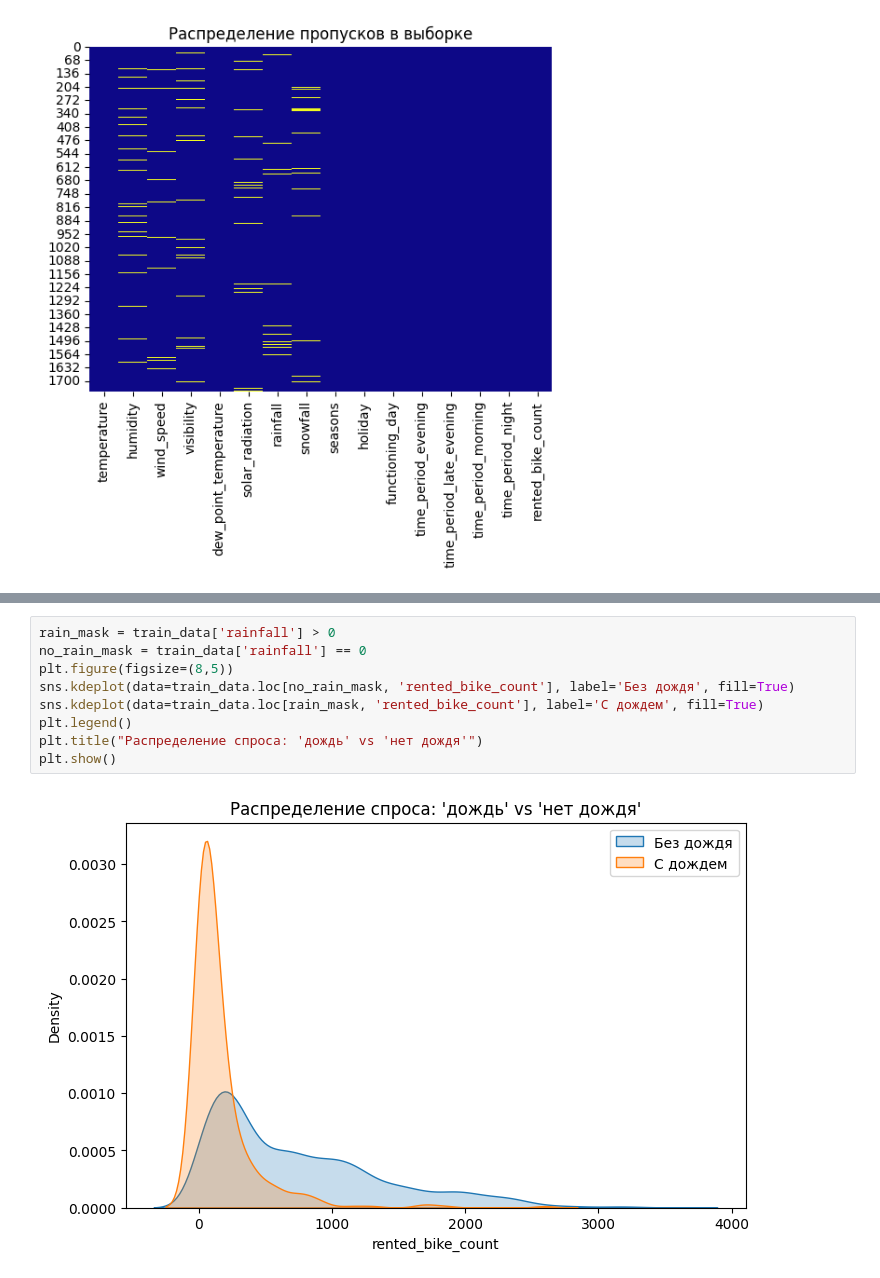
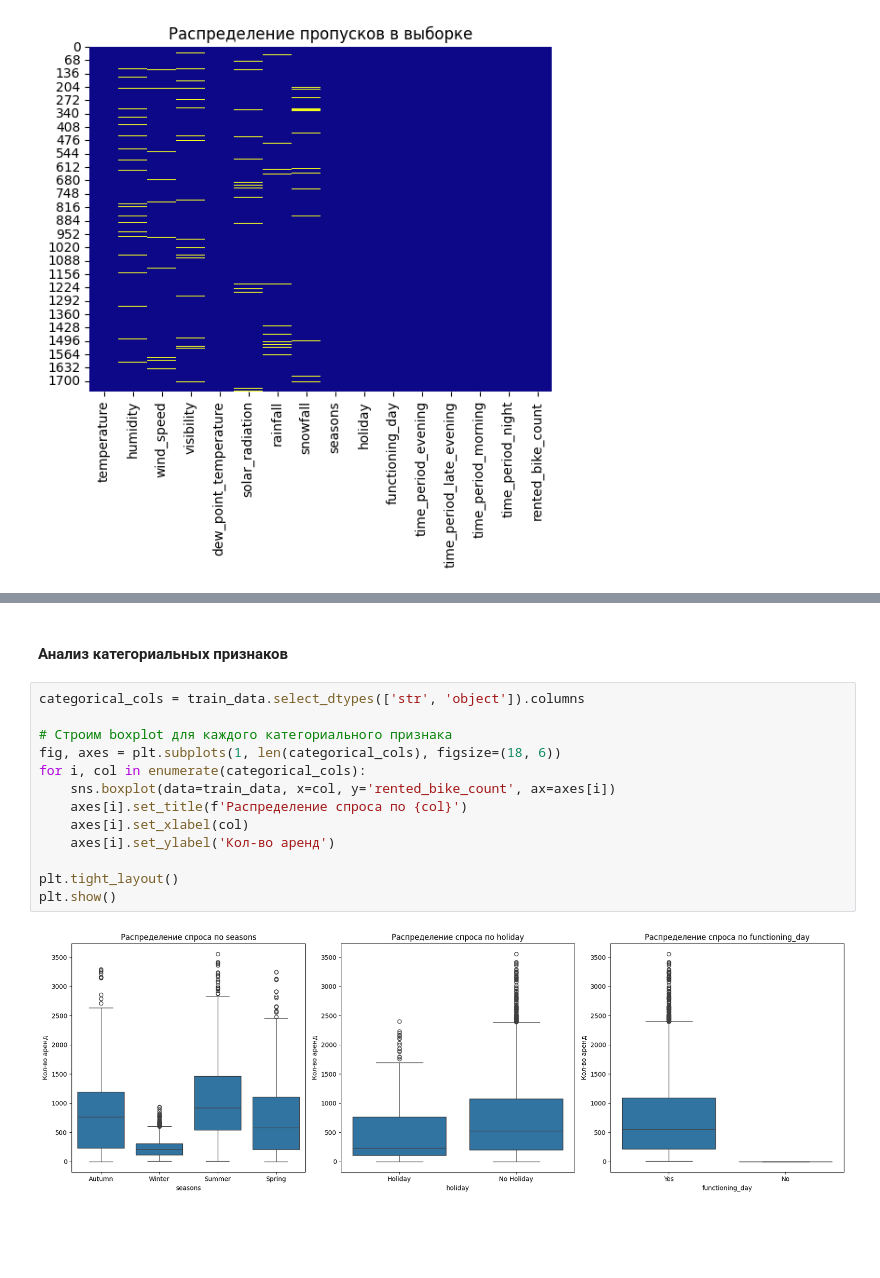
Before and after one commit to MEYakunin/Sprint14_Bike_Rental_Forecast, a Jupyter notebook: BikeSouth_nonlinear_demand_forecast.ipynb, the cells around one changed output, grey strips where cells are left out. Drawn from its saved outputs; the diff is of its cells as text; blank space fills up the shorter version.

```diff
--- a/BikeSouth_nonlinear_demand_forecast.ipynb
+++ b/BikeSouth_nonlinear_demand_forecast.ipynb
@@ -469,11 +472,17 @@ plt.show()
-# %%
-rain_mask = train_data['rainfall'] > 0
-no_rain_mask = train_data['rainfall'] == 0
-plt.figure(figsize=(8,5))
-sns.kdeplot(data=train_data.loc[no_rain_mask, 'rented_bike_count'], label='Без дождя', fill=True)
-sns.kdeplot(data=train_data.loc[rain_mask, 'rented_bike_count'], label='С дождем', fill=True)
-plt.legend()
-plt.title("Распределение спроса: 'дождь' vs 'нет дождя'")
-plt.show()
-# %% [output]
-[figure, removed]
+# %% [markdown]
+#### Анализ категориальных признаков
+# %%
+categorical_cols = train_data.select_dtypes(['str', 'object']).columns
+
+# Строим boxplot для каждого категориального признака
+fig, axes = plt.subplots(1, len(categorical_cols), figsize=(18, 6))
+for i, col in enumerate(categorical_cols):
+    sns.boxplot(data=train_data, x=col, y='rented_bike_count', ax=axes[i])
+    axes[i].set_title(f'Распределение спроса по {col}')
+    axes[i].set_xlabel(col)
+    axes[i].set_ylabel('Кол-во аренд')
+
+plt.tight_layout()
+plt.show()
+# %% [output]
+[figure, added]
```
Also changed, not shown: parts of 16 cells of this notebook, 1 other file.
